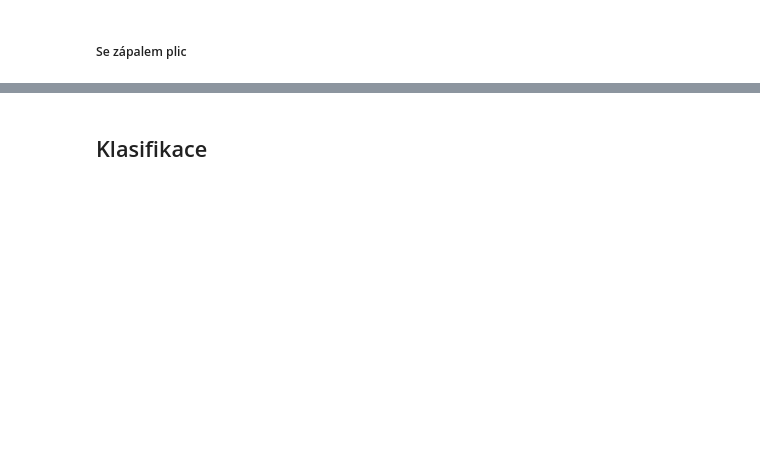
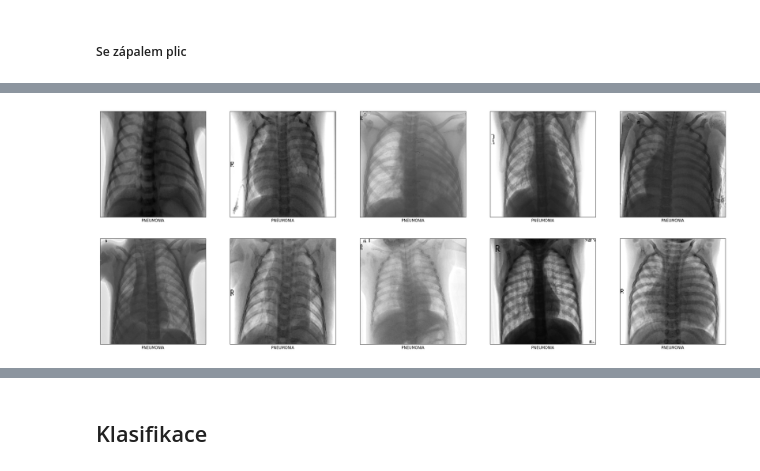
Before and after one commit to pro0255/MAD-IV-CNN, a Jupyter notebook: cnn.ipynb, the cells around one changed output, grey strips where cells are left out. Saved outputs shown, nothing was run; the diff lists cells and outputs as text; code cells hidden in the pictures; blank space fills up the shorter version.

```diff
--- a/cnn.ipynb
+++ b/cnn.ipynb
@@ -78,0 +207,5 @@ Deadline is 3. 4. 2022
+# %%
+issue_selected = select_n_with(X_train_raw, y_train_raw, PNEU)
+show_example(*issue_selected)
+# %% [output]
+[figure, added]
```
Also changed, not shown: parts of 45 cells of this notebook.
